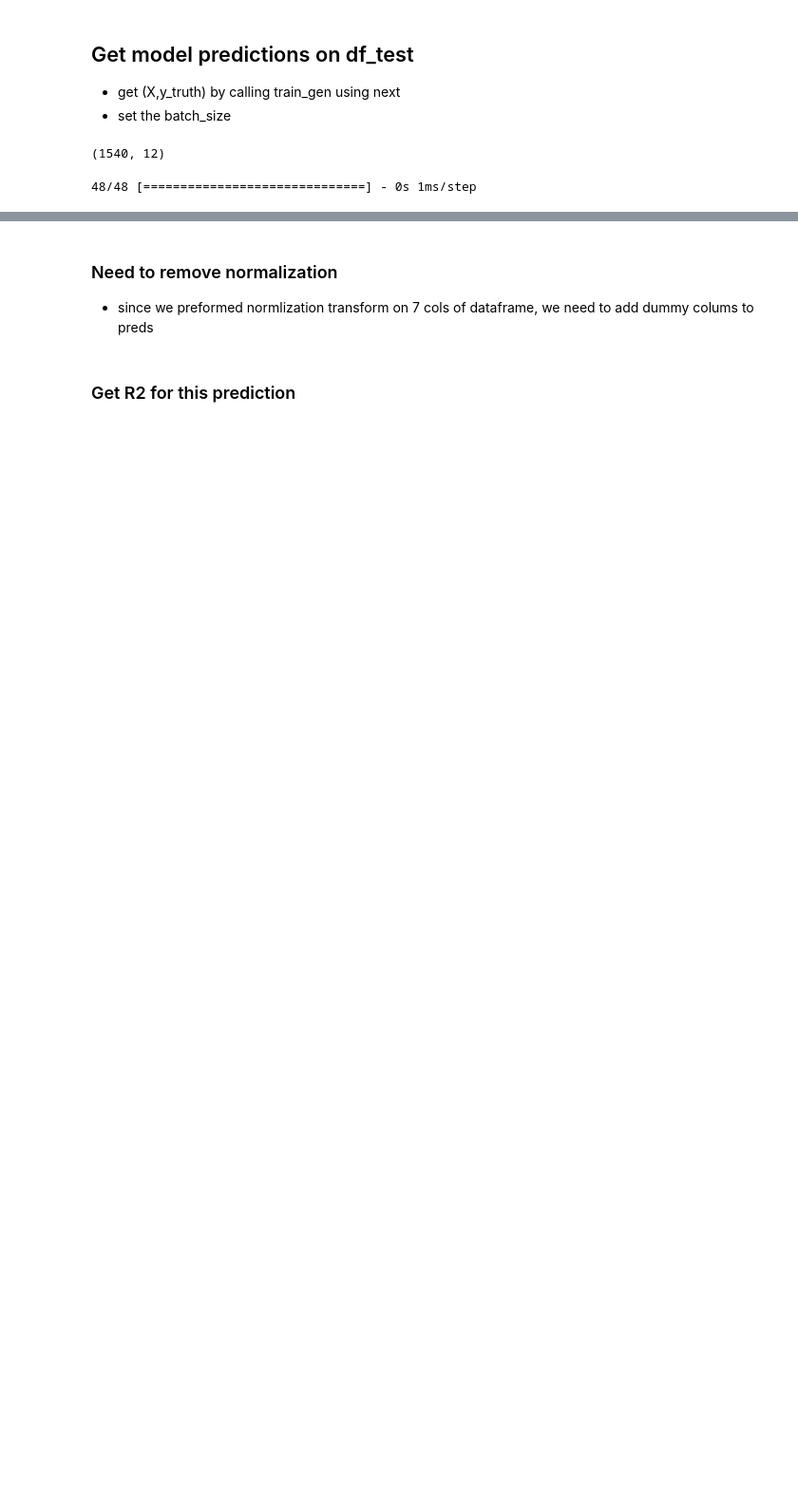
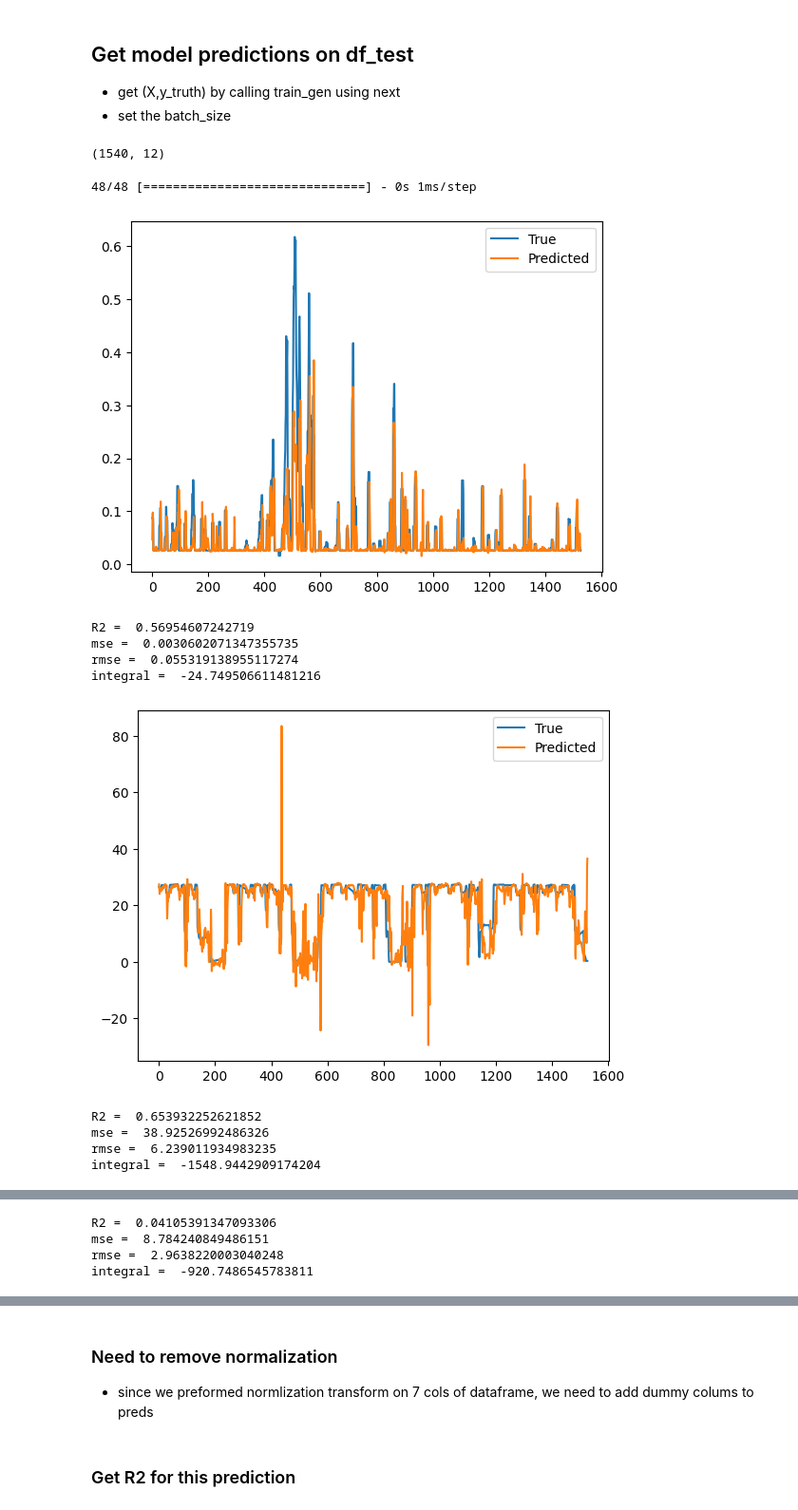
Before and after one commit to grinwi/smartboiler, a Jupyter notebook: src/smartboiler/lstm_example_with_multivariate_time_series 2.ipynb, the cells around one changed output, grey strips where cells are left out. Shown at 95% size. Cells and saved outputs as stored; diff of their text form; code cells hidden in the pictures; blank space fills up the shorter version.

```diff
--- a/src/smartboiler/lstm_example_with_multivariate_time_series 2.ipynb
+++ b/src/smartboiler/lstm_example_with_multivariate_time_series 2.ipynb
@@ -558,2 +573,32 @@ y_pred = model.predict(X)
 # %% [output]
 48/48 [==============================] - 0s 1ms/step
+# %%
+for i in range(num_targets):
+    plt.figure()
+    plt.plot(y_truth[:, i], label='True')
+    plt.plot(y_pred_inv[:, i], label='Predicted')
+    plt.legend()
+    plt.show()
+    y_pred_curr = y_pred_inv[:, i]
+    y_truth_curr = y_truth[:, i]
+    slope, intercept, r_value, p_value, std_err = stats.linregress(x=y_pred_curr,y=y_truth_curr)
+    mse = mean_squared_error(y_true=y_truth_curr, y_pred=y_pred_curr, squared=True)
+    rmse = mean_squared_error(y_true=y_truth_curr, y_pred=y_pred_curr, squared=False)
+
+
+    print('R2 = ',r_value*r_value)
+    print('mse = ',mse)
+    print('rmse = ',rmse)
+    #print integral of y_pred_curr - y_truth_curr
+    print('integral = ',np.trapz(y_pred_curr - y_truth_curr))
+# %% [output]
+[figure, added]
+R2 =  0.56954607242719
+mse =  0.0030602071347355735
+rmse =  0.055319138955117274
+integral =  -24.749506611481216
+[figure, added]
+R2 =  0.653932252621852
+mse =  38.92526992486326
+rmse =  6.239011934983235
+integral =  -1548.9442909174204
@@ -559,0 +606,4 @@ y_pred = model.predict(X)
+R2 =  0.04105391347093306
+mse =  8.784240849486151
+rmse =  2.9638220003040248
+integral =  -920.7486545783811
```
Also changed, not shown: parts of 19 cells of this notebook, 8 other files.
